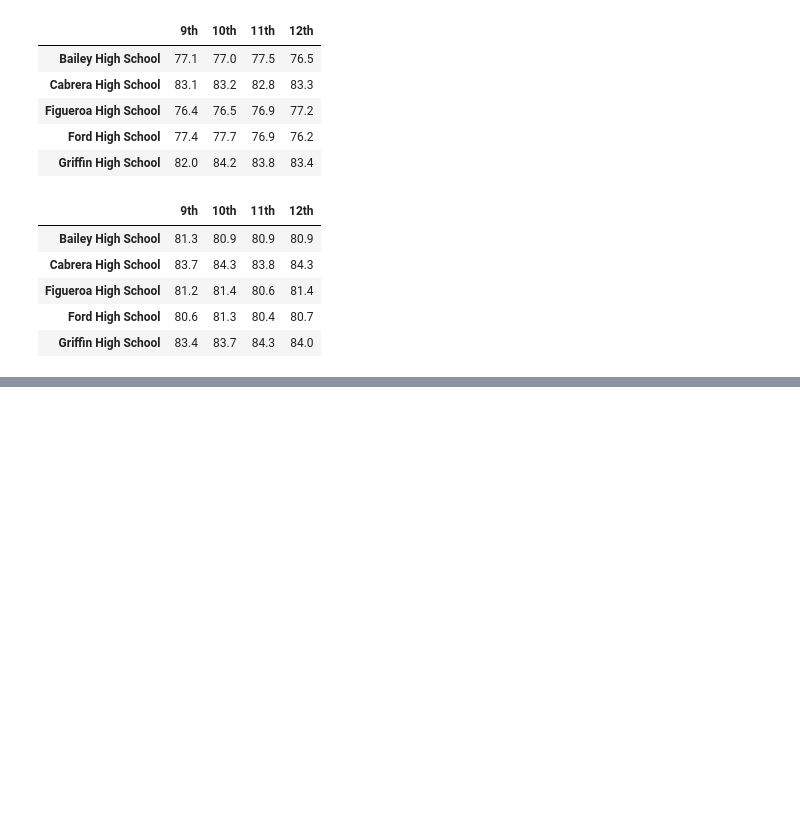
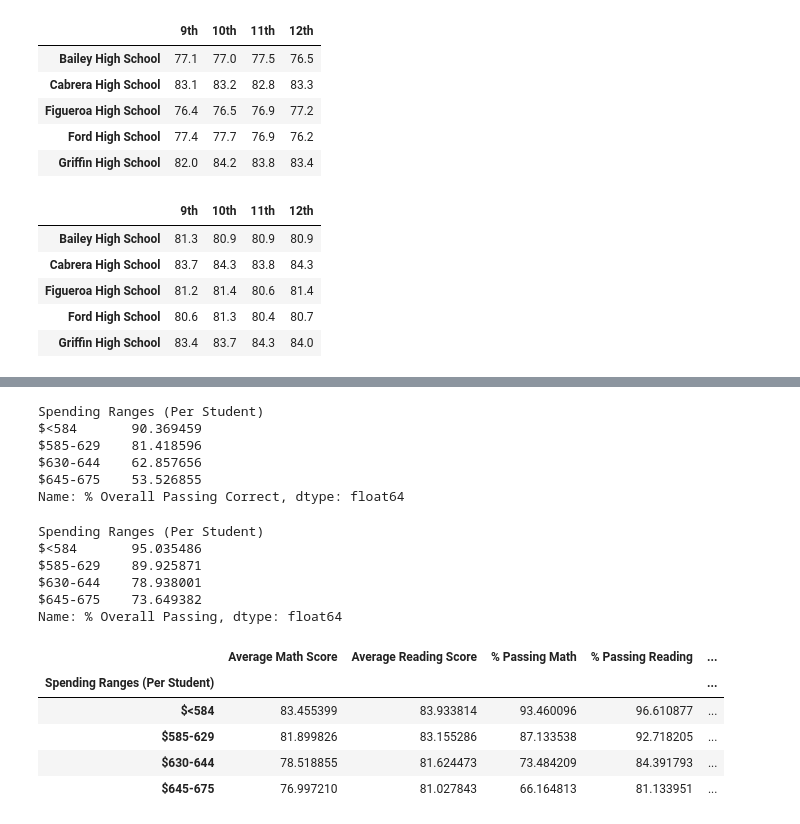
Before and after one commit to SandySChuang/School_District_Analysis, a Jupyter notebook: PyCitySchools.ipynb, the cells around one changed output, grey strips where cells are left out. Drawn from its saved outputs; the diff is of its cells as text; code cells hidden in the pictures; blank space fills up the shorter version.

```diff
--- a/PyCitySchools.ipynb
+++ b/PyCitySchools.ipynb
@@ -873,0 +948,10 @@ reading_scores_by_grade.head()
+# %%
+# Establish spending bins and group names
+
+spending_bins = [0, 585, 630, 645, 675]
+group_names = ["$<584","$585-629","$630-644","$645-675"]
+# %%
+# Categorize spending based on the bins and add the column to the df
+per_school_summary_df["Spending Ranges (Per Student)"] = pd.cut(per_school_capita, spending_bins, labels=group_names)
+
+per_school_summary_df
@@ -873,0 +975,49 @@ reading_scores_by_grade.head()
+# %%
+# Calculate avgs for the desired columns by spending
+
+spending_math_scores = per_school_summary_df.groupby(["Spending Ranges (Per Student)"]).mean()["Average Math Score"]
+spending_reading_scores = per_school_summary_df.groupby(["Spending Ranges (Per Student)"]).mean()["Average Reading Score"]
+spending_passing_math = per_school_summary_df.groupby(["Spending Ranges (Per Student)"]).mean()["% Passing Math"]
+spending_passing_reading = per_school_summary_df.groupby(["Spending Ranges (Per Student)"]).mean()["% Passing Reading"]
+spending_passing_overall = per_school_summary_df.groupby(["Spending Ranges (Per Student)"]).mean()["% Overall Passing"]
+spending_passing_overall_correct = per_school_summary_df.groupby(["Spending Ranges (Per Student)"]).mean()["% Overall Passing Correct"]
+# %%
+# Using my own logic where overall passing requires passing both subjects
+spending_passing_overall_correct
+# %% [output]
+Spending Ranges (Per Student)
+$<584       90.369459
+$585-629    81.418596
+$630-644    62.857656
+$645-675    53.526855
+Name: % Overall Passing Correct, dtype: float64
+# %%
+# overall passing based on instruction to average passing math and passing reading scores with which I disagree
+
+spending_passing_overall
+# %% [output]
+Spending Ranges (Per Student)
+$<584       95.035486
+$585-629    89.925871
+$630-644    78.938001
+$645-675    73.649382
+Name: % Overall Passing, dtype: float64
+# %%
+# Assemble into DataFrame
+
+spending_summary_df = pd.DataFrame({
+    "Average Math Score": spending_math_scores,
+    "Average Reading Score": spending_reading_scores,
+    "% Passing Math": spending_passing_math,
+    "% Passing Reading": spending_passing_reading,
+    "% Overall Passing": spending_passing_overall,
+    "% Overall Passing Corrected": spending_passing_overall_correct})
+
+spending_summary_df
+# %% [output]
+|  | Average Math Score | Average Reading Score | % Passing Math | % Passing Reading | ... |
+| Spending Ranges (Per Student) |  |  |  |  | ... |
+| $<584 | 83.455399 | 83.933814 | 93.460096 | 96.610877 | ... |
+| $585-629 | 81.899826 | 83.155286 | 87.133538 | 92.718205 | ... |
+| $630-644 | 78.518855 | 81.624473 | 73.484209 | 84.391793 | ... |
+| $645-675 | 76.997210 | 81.027843 | 66.164813 | 81.133951 | ... |
```
Also changed, not shown: parts of 18 cells of this notebook.
